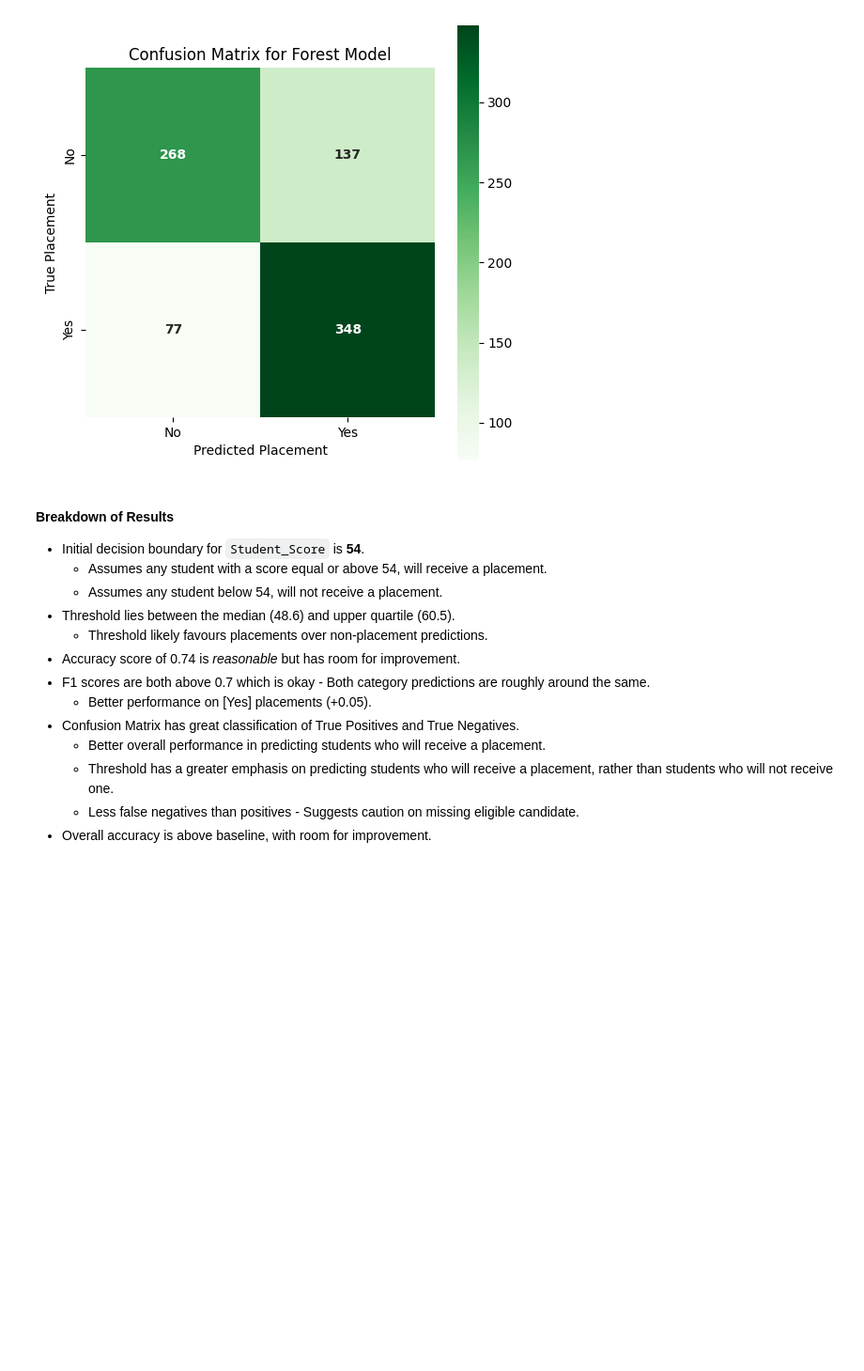
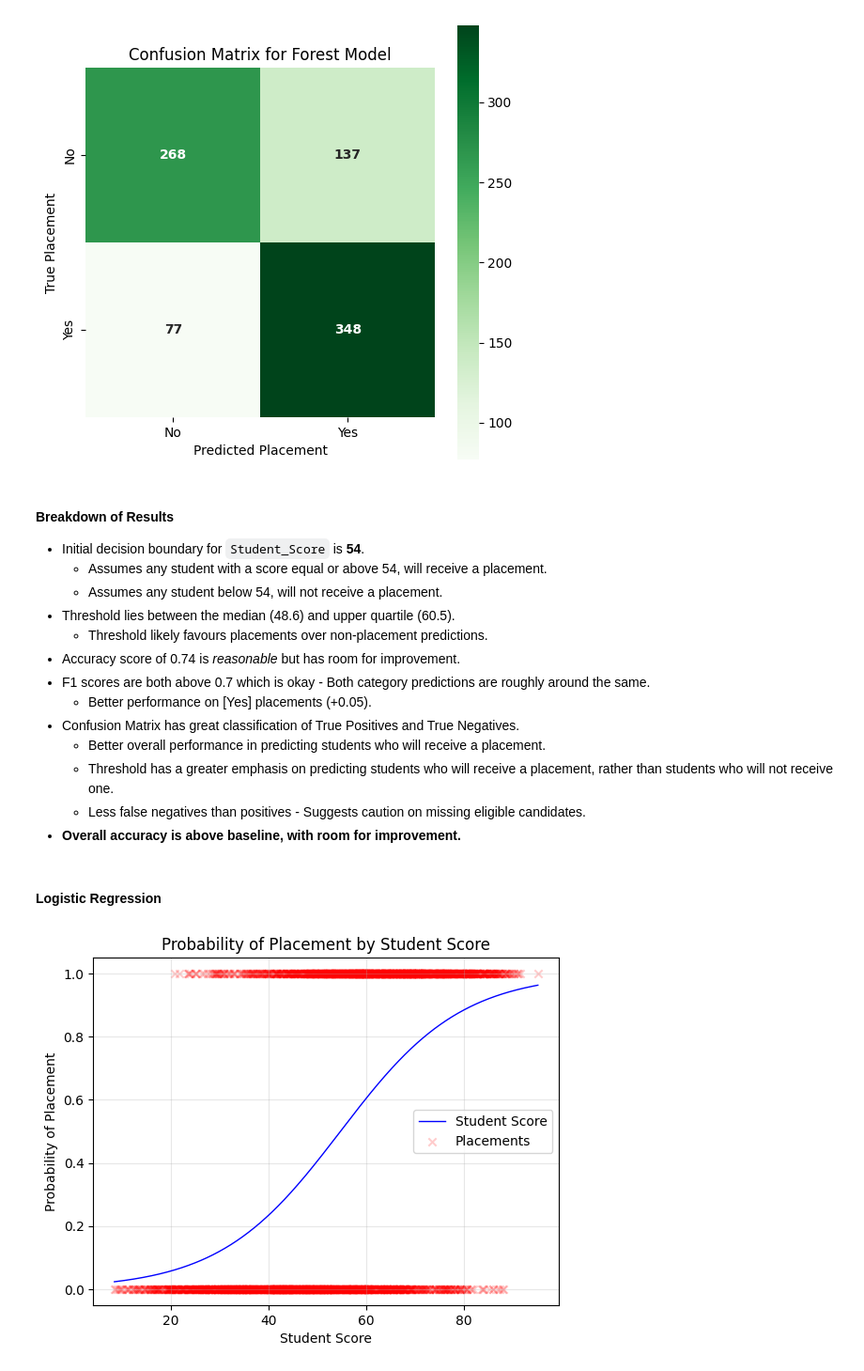
Before and after one commit to Chungj2000/DataAnalysis, a Jupyter notebook: Kaggle/College Student Placement Factors/Workbook.ipynb, the cells around one changed output. Shown at 94% size. Saved outputs shown, nothing was run; the diff lists cells and outputs as text; code cells hidden in the pictures; blank space fills up the shorter version.

Commit message:
Logistic Regression
Parameters and plot for Logistic Regression.
Identified a threshold using a 0.5 probability cutoff point.
Validated the accuracy of the model.
Breakdown of results.

```diff
--- a/Kaggle/College Student Placement Factors/Workbook.ipynb
+++ b/Kaggle/College Student Placement Factors/Workbook.ipynb
@@ -954,5 +955,31 @@ validate_confusion(score_test, score_predict, placement_labels)
 - Confusion Matrix has great classification of True Positives and True Negatives.
     - Better overall performance in predicting students who will receive a placement.
     - Threshold has a greater emphasis on predicting students who will receive a placement, rather than students who will not receive one.
-    - Less false negatives than positives - Suggests caution on missing eligible candidate.
-- Overall accuracy is above baseline, with room for improvement.
+    - Less false negatives than positives - Suggests caution on missing eligible candidates.
+- **Overall accuracy is above baseline, with room for improvement.**
+# %% [markdown]
+#### Logistic Regression ####
+# %%
+logReg_model = LogisticRegression()
+logReg_model.fit(score_x, score_y)
+
+
+#Generate a series  of (500) evenly spaced points from min and max x values as test data. Then convert it into a multiple row (-1) by single column (1) array. Greater intervals improves line smoothness.
+x_range = np.linspace(score_x.min(), score_x.max(), 500).reshape(-1, 1)
+x_range = pd.DataFrame(x_range, columns=score_x.columns)
+
+#Use the model to predict y-axis values for each x-axis value (500).
+y_probs = logReg_model.predict_proba(x_range)[:, 1]
+
+
+#Plot the model.
+plt.plot(x_range, y_probs, color='blue', linewidth=1, label='Student Score')
+plt.scatter(score_x, score_y, color="red", marker='x', alpha=0.2, label='Placements')
+plt.title('Probability of Placement by Student Score')
+plt.xlabel('Student Score')
+plt.ylabel('Probability of Placement')
+plt.grid(True, alpha=0.3)
+plt.legend()
+plt.show()
+# %% [output]
+[figure, added]
```
Also changed, not shown: parts of 11 cells of this notebook.
